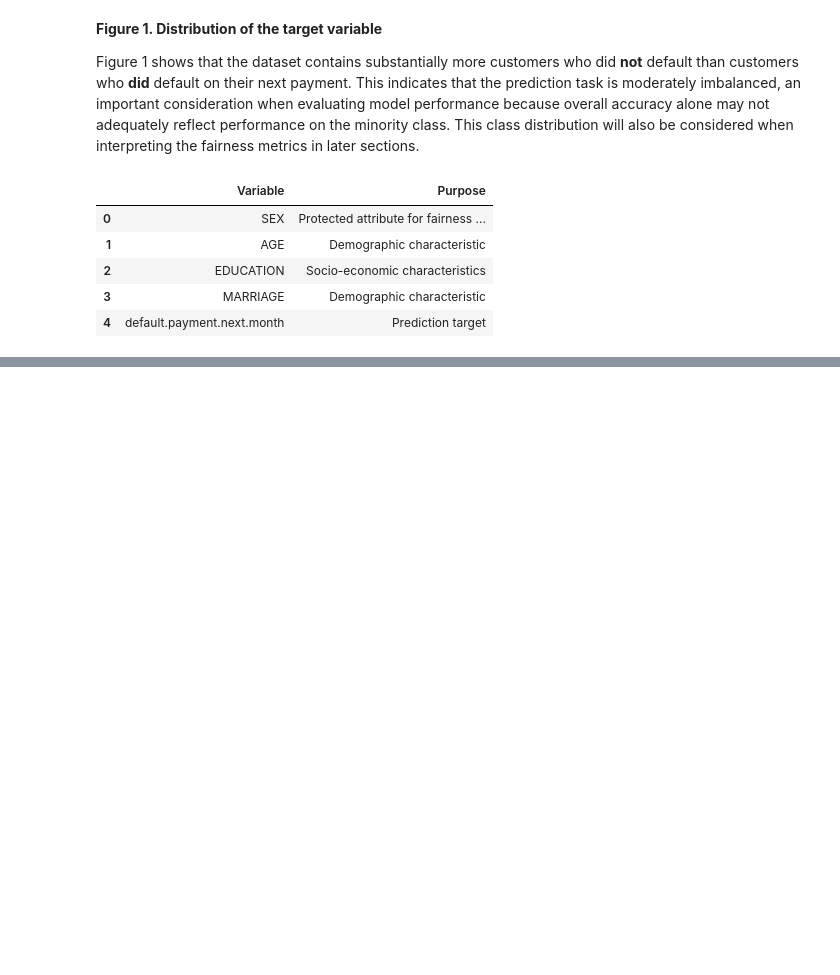
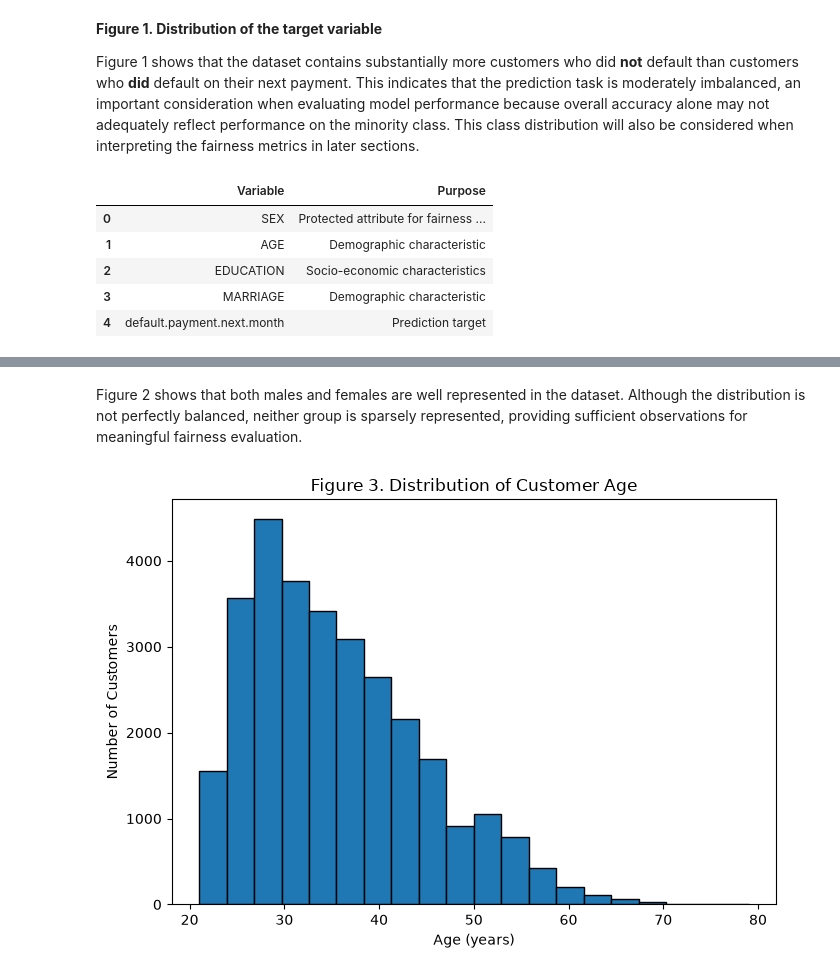
Before and after one commit to michaelhudson2205/INFO3022_Practicals, a Jupyter notebook: Mike_A1_1.ipynb, the cells around one changed output, grey strips where cells are left out. Cells and saved outputs as stored; diff of their text form; code cells hidden in the pictures; blank space fills up the shorter version.

```diff
--- a/Mike_A1_1.ipynb
+++ b/Mike_A1_1.ipynb
@@ -325,0 +364,19 @@ SEX_LABELS = {
+# %% [markdown]
+Figure 2 shows that both males and females are well represented in the dataset. Although the distribution is not perfectly balanced, neither group is sparsely represented, providing sufficient observations for meaningful fairness evaluation.
+# %%
+# =================================================
+# Age Distribution
+# =================================================
+
+plt.figure(figsize=(7,5))
+
+plt.hist(df["AGE"], bins=20, edgecolor="black")
+
+plt.title("Figure 3. Distribution of Customer Age")
+plt.xlabel("Age (years)")
+plt.ylabel("Number of Customers")
+
+plt.tight_layout()
+plt.show()
+# %% [output]
+[figure, added]
```
Also changed, not shown: parts of 64 cells of this notebook.
